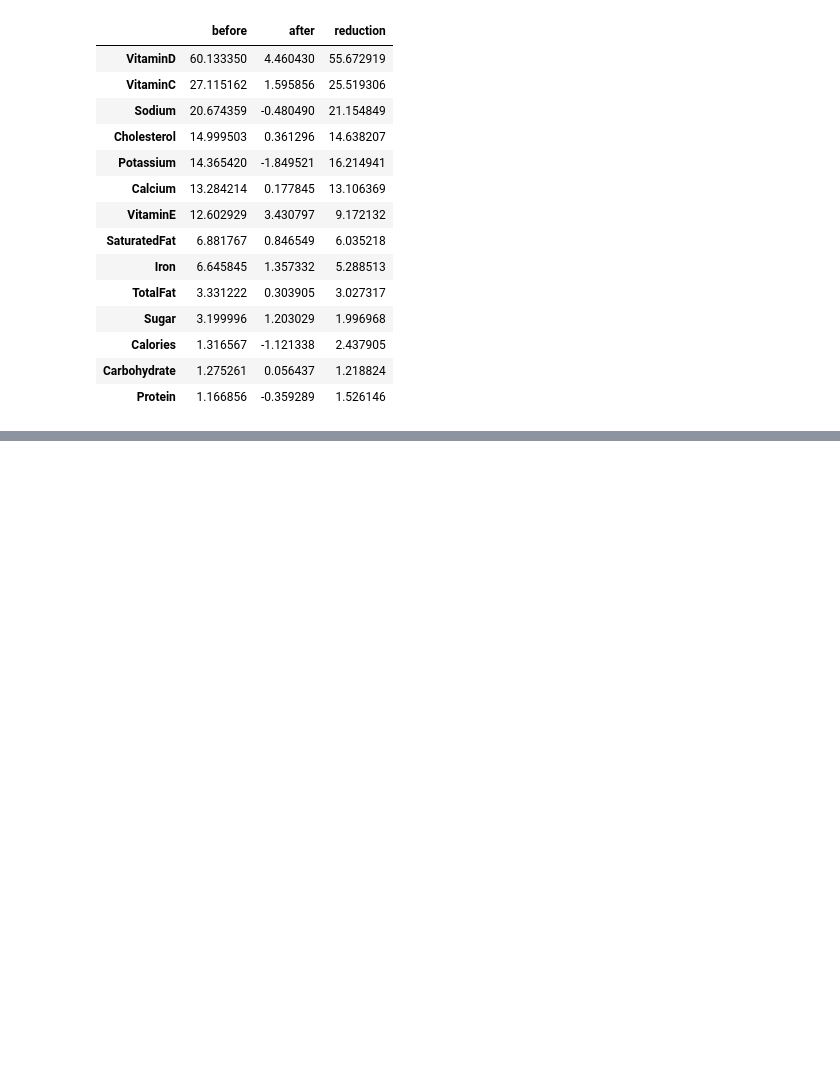
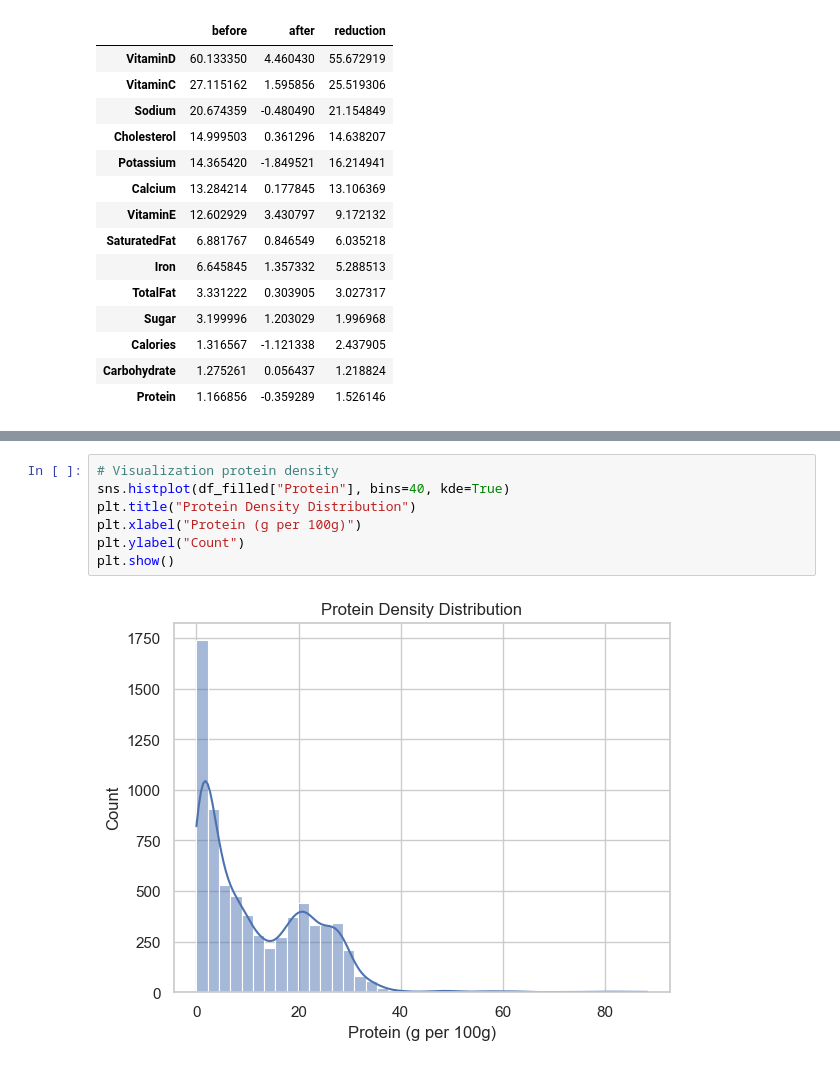
Before and after one commit to lasombra7/macro-density-analysis, a Jupyter notebook: notebooks/macro-density-analysis.ipynb, the cells around one changed output, grey strips where cells are left out. Cells and saved outputs as stored; diff of their text form; blank space fills up the shorter version.

```diff
--- a/notebooks/macro-density-analysis.ipynb
+++ b/notebooks/macro-density-analysis.ipynb
@@ -287,0 +326,9 @@ This confirms that log1p transformation stabilizes the nutritional feature space
+# %%
+# Visualization protein density
+sns.histplot(df_filled["Protein"], bins=40, kde=True)
+plt.title("Protein Density Distribution")
+plt.xlabel("Protein (g per 100g)")
+plt.ylabel("Count")
+plt.show()
+# %% [output]
+[figure, added]
```
Also changed, not shown: parts of 18 cells of this notebook.
